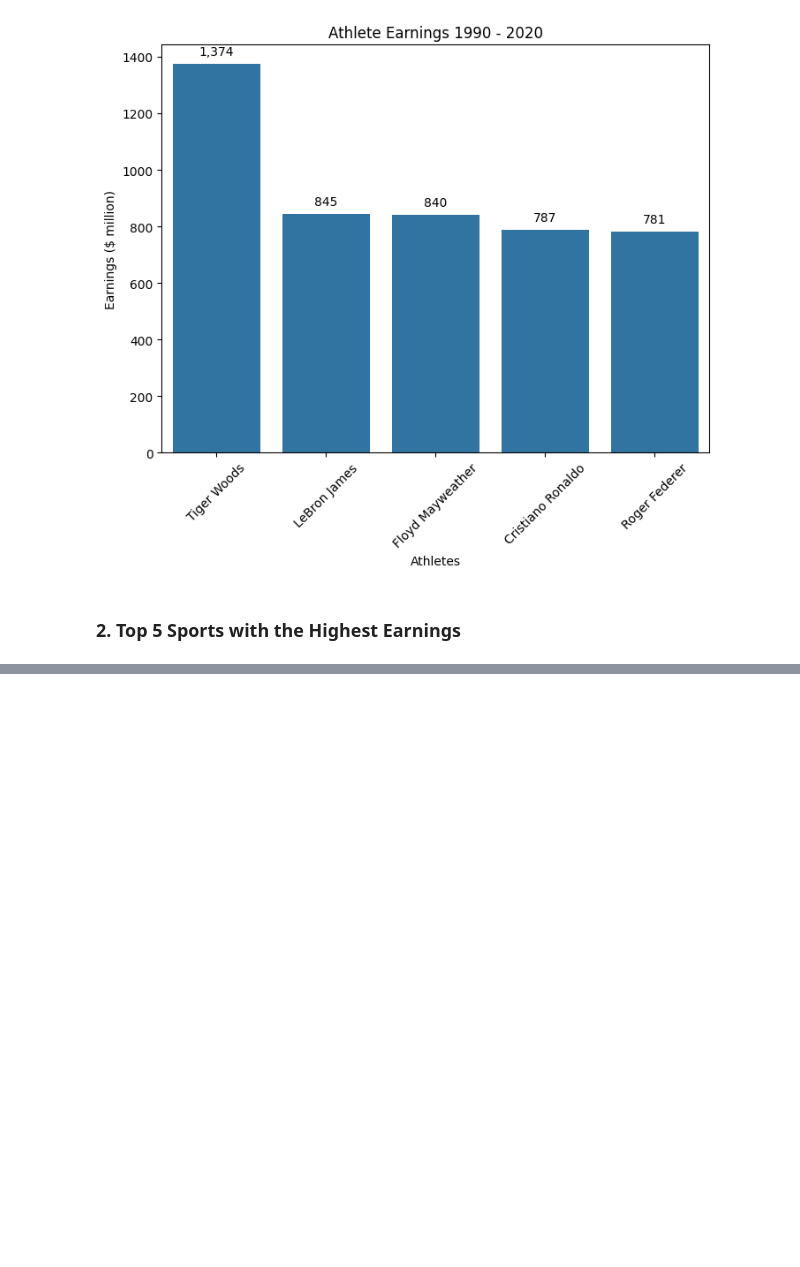
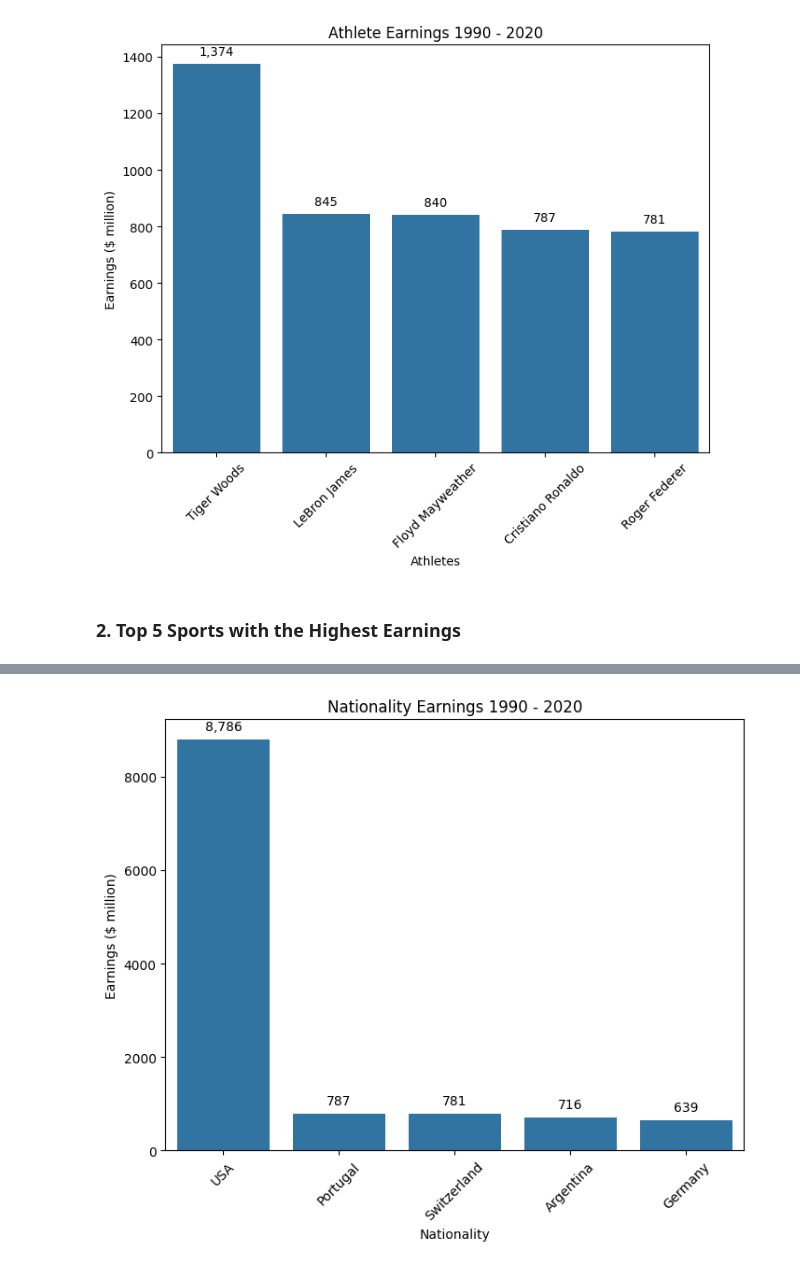
Before and after one commit to Mnr04/Kaggle_Projects, a Jupyter notebook: Forbes_Highest_Paid_Athletes_1990-2020.ipynb, the cells around one changed output, grey strips where cells are left out. Drawn from its saved outputs; the diff is of its cells as text; code cells hidden in the pictures; blank space fills up the shorter version.

```diff
--- a/Forbes_Highest_Paid_Athletes_1990-2020.ipynb
+++ b/Forbes_Highest_Paid_Athletes_1990-2020.ipynb
@@ -267,0 +294,7 @@ for p in bar_plot.patches:
+# %%
+# Display the top 5 sports with highest earnings
+earnings_by_nationality = dataframe.groupby('Nationality')['earnings ($ million)'].sum().reset_index()
+
+top5_Nationality = earnings_by_nationality.nlargest(5, 'earnings ($ million)')
+
+top5_Nationality.reset_index()
@@ -267,0 +308,20 @@ for p in bar_plot.patches:
+# %%
+#Plot a figure to have a better visualisations.
+plt.figure(figsize=(8, 6))
+bar_plot = sns.barplot(data=top5_Nationality, x="Nationality", y="earnings ($ million)")
+plt.xticks(rotation=45)
+plt.title("Nationality Earnings 1990 - 2020")
+plt.xlabel("Nationality")
+plt.ylabel("Earnings ($ million)")
+# Annotate each bar with the value
+for p in bar_plot.patches:
+    bar_plot.annotate(f'{p.get_height():,.0f}',
+                      (p.get_x() + p.get_width() / 2., p.get_height()),
+                      ha='center',
+                      va='bottom',
+                      fontsize=10,
+                      color='black',
+                      xytext=(0, 5),  # Offset text slightly above the bar
+                      textcoords='offset points')
+# %% [output]
+[figure, added]
```
Also changed, not shown: parts of 14 cells of this notebook.
